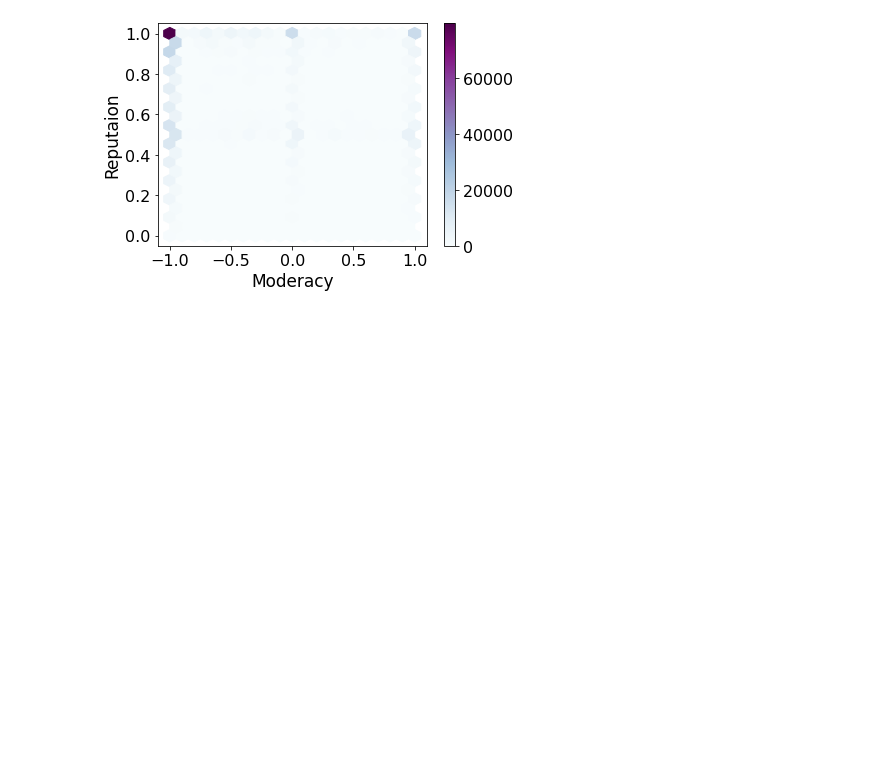
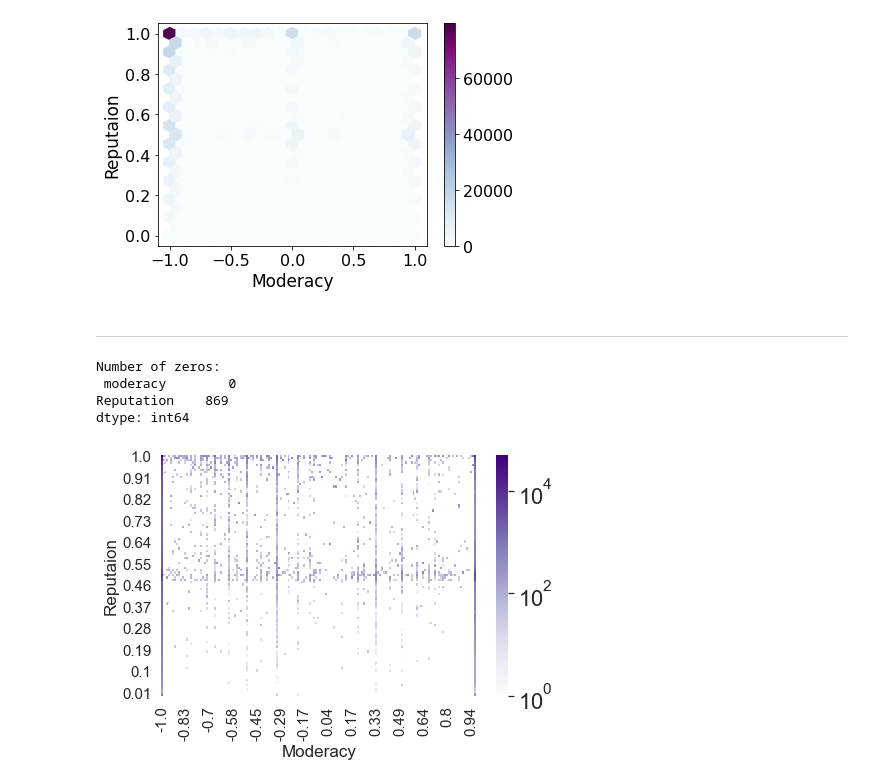
Before and after one commit to MoSamani/Deleted-Tweets, a Jupyter notebook: user_polarisiation/Plot_moderacy_Polarisation.ipynb, the cells around one changed output. Drawn from its saved outputs; the diff is of its cells as text; code cells hidden in the pictures; blank space fills up the shorter version.

Commit message:
Calculated heatmaps for user polarisation in TweetsKB

```diff
--- a/user_polarisiation/Plot_moderacy_Polarisation.ipynb
+++ b/user_polarisiation/Plot_moderacy_Polarisation.ipynb
@@ -524,3 +524,19 @@ plot_hexbin_reputaion(df_del, 'is_deleted', 'moderacy', 'Moderacy', 'BuPu','Hexa
 plot_hexbin_reputaion(df_undel, 'is_deleted', 'moderacy', 'Moderacy', 'BuPu','Hexabinplot_tweetsKB_moderacy_reputation(nondeletedtweets)')
 # %% [output]
 [figure]
+# %% [markdown]
+---
+# %%
+#All Tweets
+df = df_tweetskb[['is_deleted', 'moderacy', 'Reputation']]
+
+df_del =  df[df['is_deleted']==True]
+df_undel = df[df['is_deleted']==False]
+# %%
+plot_heatmap(df, 'moderacy','Reputation', 'Moderacy', 'Purples', 'Heatmap_tweetskb_moderacy_reputation(alltweets)')
+# %% [output]
+Number of zeros:
+ moderacy        0
+Reputation    869
+dtype: int64
+[figure, added]
```
Also changed, not shown: parts of 2 cells of this notebook, 9 other files.
